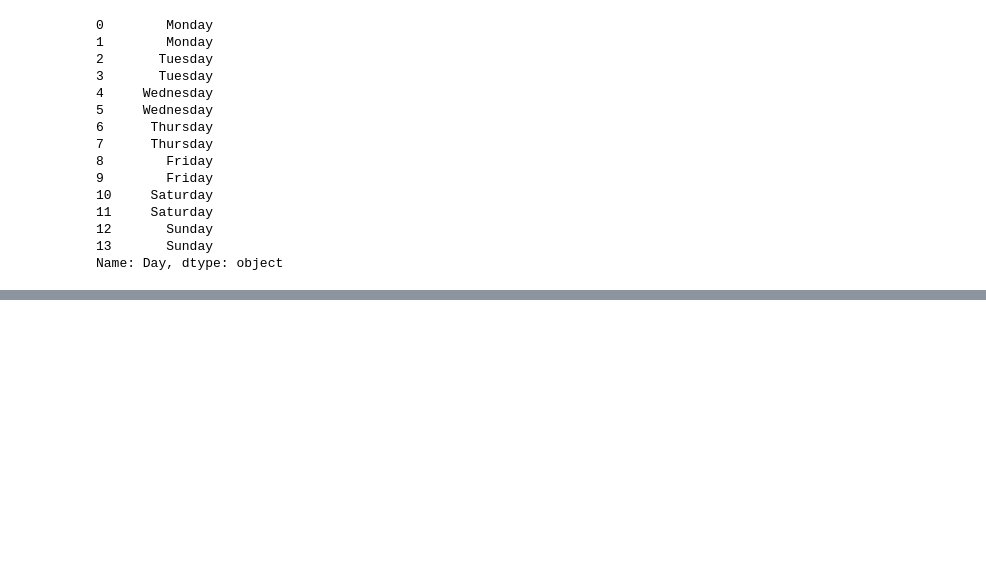
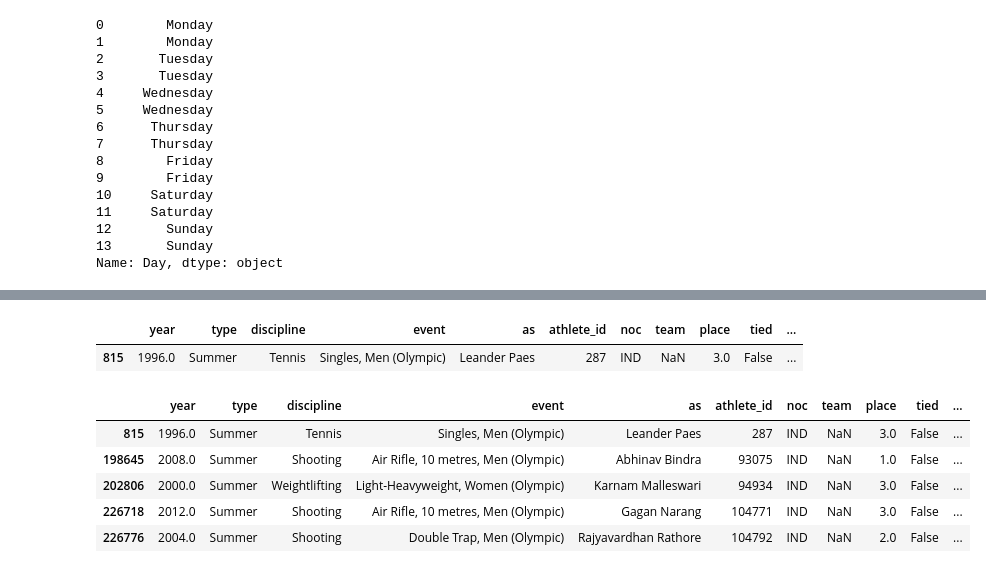
Before and after one commit to kothavandlanaresh/ML, a Jupyter notebook: pandas_test.ipynb, the cells around one changed output, grey strips where cells are left out. Saved outputs shown, nothing was run; the diff lists cells and outputs as text; code cells hidden in the pictures; blank space fills up the shorter version.

```diff
--- a/pandas_test.ipynb
+++ b/pandas_test.ipynb
@@ -140,0 +187,4 @@ import seaborn as sns
+# %%
+ind_oly_results_90= olym_results[(olym_results['noc'] == 'IND') & (olym_results['medal'].notna()) & (olym_results['year'] > 1990)]
+
+print(ind_oly_results_90)
@@ -140,0 +209,14 @@ import seaborn as sns
+# %%
+ind_oly_results_90[ind_oly_results_90['year'] < 2000].sort_values(by='discipline').head(40)
+# %% [output]
+|  | year | type | discipline | event | as | athlete_id | noc | team | place | tied | ... |
+| 815 | 1996.0 | Summer | Tennis | Singles, Men (Olympic) | Leander Paes | 287 | IND | NaN | 3.0 | False | ... |
+# %%
+ind_oly_results_90.query('noc == "IND" and medal.notna()').head()
+# %% [output]
+|  | year | type | discipline | event | as | athlete_id | noc | team | place | tied | ... |
+| 815 | 1996.0 | Summer | Tennis | Singles, Men (Olympic) | Leander Paes | 287 | IND | NaN | 3.0 | False | ... |
+| 198645 | 2008.0 | Summer | Shooting | Air Rifle, 10 metres, Men (Olympic) | Abhinav Bindra | 93075 | IND | NaN | 1.0 | False | ... |
+| 202806 | 2000.0 | Summer | Weightlifting | Light-Heavyweight, Women (Olympic) | Karnam Malleswari | 94934 | IND | NaN | 3.0 | False | ... |
+| 226718 | 2012.0 | Summer | Shooting | Air Rifle, 10 metres, Men (Olympic) | Gagan Narang | 104771 | IND | NaN | 3.0 | False | ... |
+| 226776 | 2004.0 | Summer | Shooting | Double Trap, Men (Olympic) | Rajyavardhan Rathore | 104792 | IND | NaN | 2.0 | False | ... |
```
Also changed, not shown: parts of 13 cells of this notebook, 7 other files.
